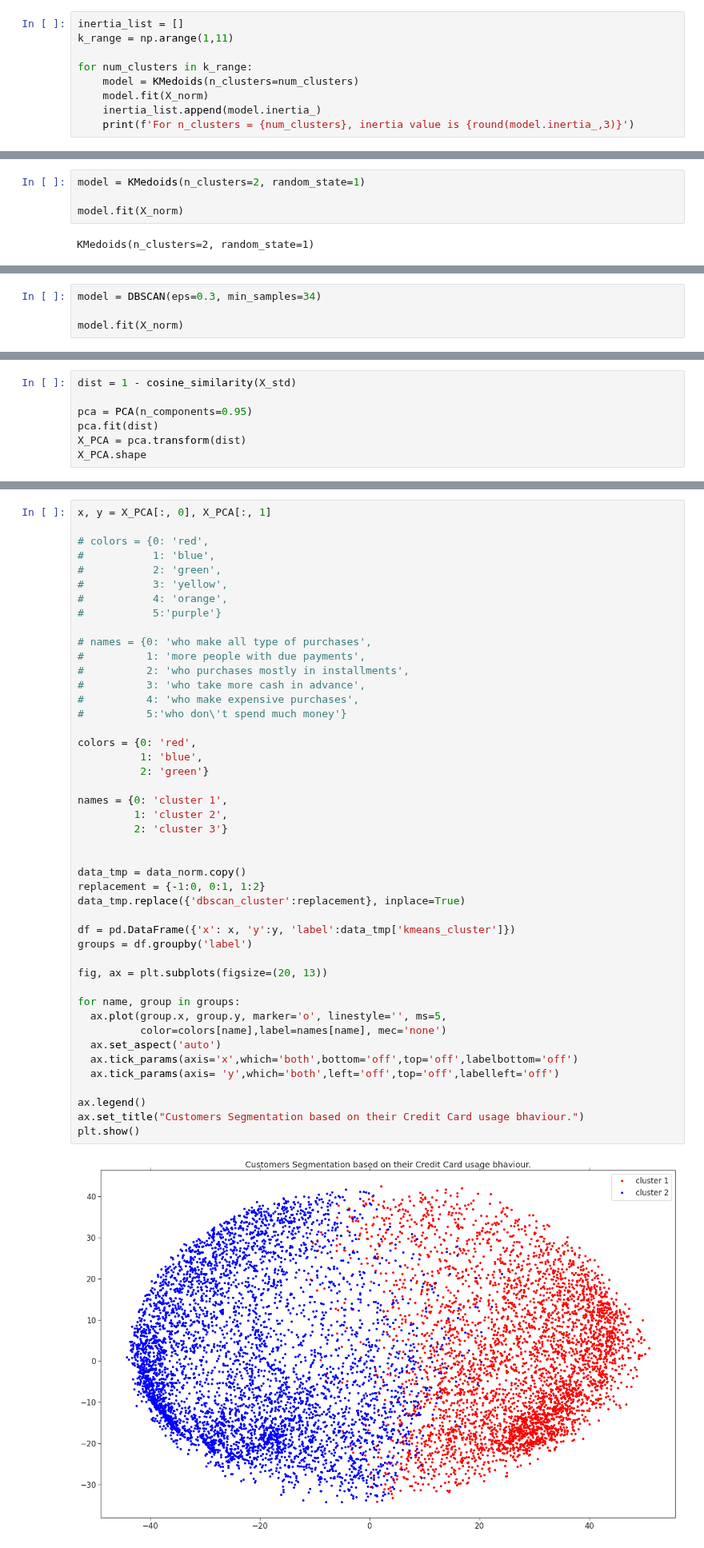
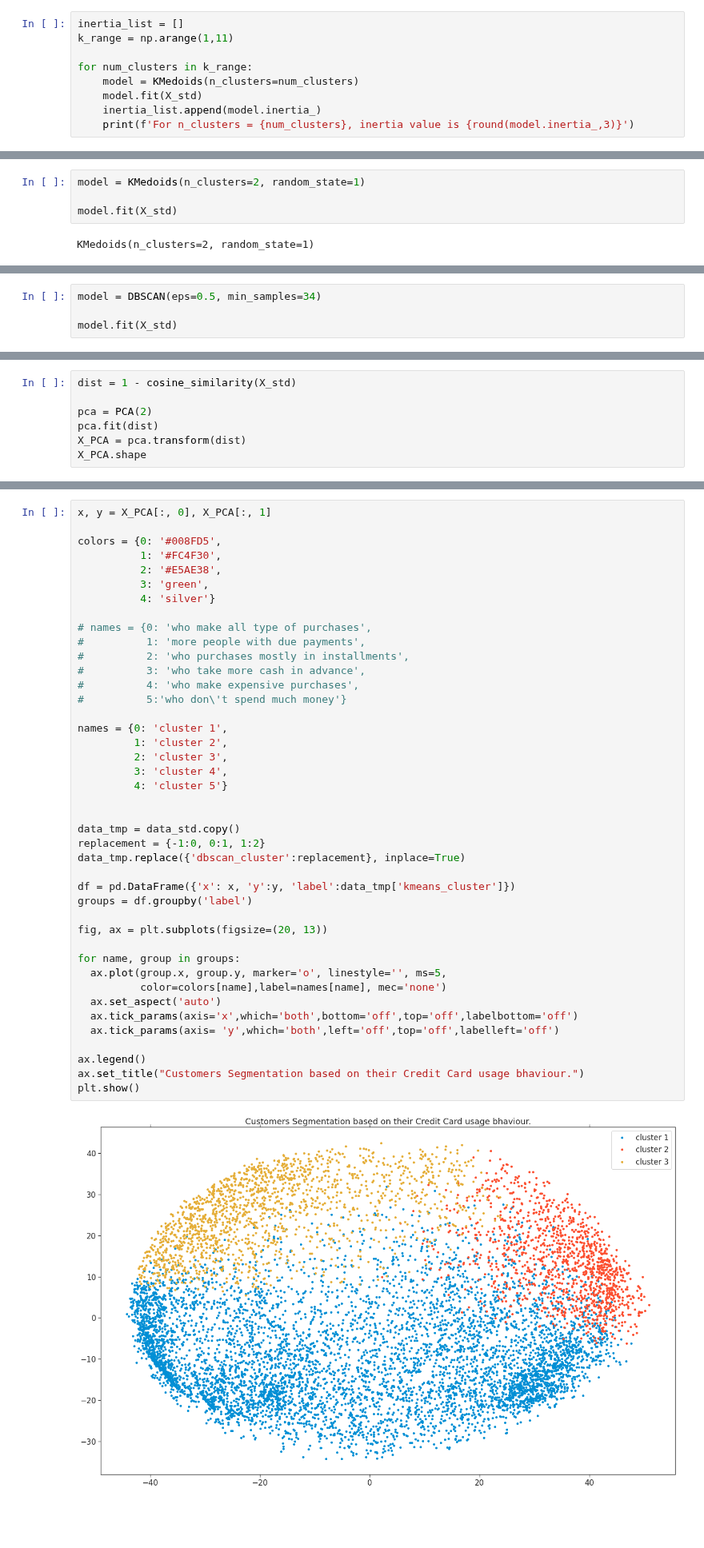
Before and after one commit to adhang/data-science-digital-skola, a Jupyter notebook: 19. Machine Learning/Learn - Clustering.ipynb, the cells around one changed output, grey strips where cells are left out. Shown at 80% size. Cells and saved outputs as stored; diff of their text form; blank space fills up the shorter version.

```diff
--- a/19. Machine Learning/Learn - Clustering.ipynb
+++ b/19. Machine Learning/Learn - Clustering.ipynb
@@ -503,7 +559,7 @@ k_range = np.arange(1,11)
 
 for num_clusters in k_range:
     model = KMedoids(n_clusters=num_clusters)
-    model.fit(X_norm)
+    model.fit(X_std)
     inertia_list.append(model.inertia_)
     print(f'For n_clusters = {num_clusters}, inertia value is {round(model.inertia_,3)}')
 # %% [output]
@@ -582,7 +628,7 @@ Using the number of clusters from the elbow method.
 # %%
 model = KMedoids(n_clusters=2, random_state=1)
 
-model.fit(X_norm)
+model.fit(X_std)
 # %% [output]
 KMedoids(n_clusters=2, random_state=1)
 # %% [markdown]
@@ -709,7 +775,7 @@ plt.show()
 # %% [markdown]
 ## Build Model
 # %%
-model = DBSCAN(eps=0.3, min_samples=34)
+model = DBSCAN(eps=0.5, min_samples=34)
 
-model.fit(X_norm)
+model.fit(X_std)
 # %% [output]
@@ -798,7 +870,7 @@ from sklearn.metrics.pairwise import cosine_similarity
 # %%
 dist = 1 - cosine_similarity(X_std)
 
-pca = PCA(n_components=0.95)
+pca = PCA(2)
 pca.fit(dist)
 X_PCA = pca.transform(dist)
 X_PCA.shape
@@ -807,47 +879,44 @@ X_PCA.shape
 # %%
 x, y = X_PCA[:, 0], X_PCA[:, 1]
 
-# colors = {0: 'red',
-#           1: 'blue',
-#           2: 'green',
-#           3: 'yellow',
-#           4: 'orange',
-#           5:'purple'}
+colors = {0: '#008FD5',
+          1: '#FC4F30',
+          2: '#E5AE38',
+          3: 'green',
+          4: 'silver'}
 
 # names = {0: 'who make all type of purchases',
 #          1: 'more people with due payments',
 #          2: 'who purchases mostly in installments',
 #          3: 'who take more cash in advance',
 #          4: 'who make expensive purchases',
 #          5:'who don\'t spend much money'}
 
-colors = {0: 'red',
-          1: 'blue',
-          2: 'green'}
-
 names = {0: 'cluster 1',
          1: 'cluster 2',
-         2: 'cluster 3'}
+         2: 'cluster 3',
+         3: 'cluster 4',
+         4: 'cluster 5'}
 
 
-data_tmp = data_norm.copy()
+data_tmp = data_std.copy()
 replacement = {-1:0, 0:1, 1:2}
 data_tmp.replace({'dbscan_cluster':replacement}, inplace=True)
 
 df = pd.DataFrame({'x': x, 'y':y, 'label':data_tmp['kmeans_cluster']})
 groups = df.groupby('label')
 
 fig, ax = plt.subplots(figsize=(20, 13))
 
 for name, group in groups:
   ax.plot(group.x, group.y, marker='o', linestyle='', ms=5,
           color=colors[name],label=names[name], mec='none')
   ax.set_aspect('auto')
   ax.tick_params(axis='x',which='both',bottom='off',top='off',labelbottom='off')
   ax.tick_params(axis= 'y',which='both',left='off',top='off',labelleft='off')
 
 ax.legend()
 ax.set_title("Customers Segmentation based on their Credit Card usage bhaviour.")
 plt.show()
 # %% [output]
-[figure, old version]
+[figure, new version]
```
Also changed, not shown: parts of 46 cells of this notebook.
